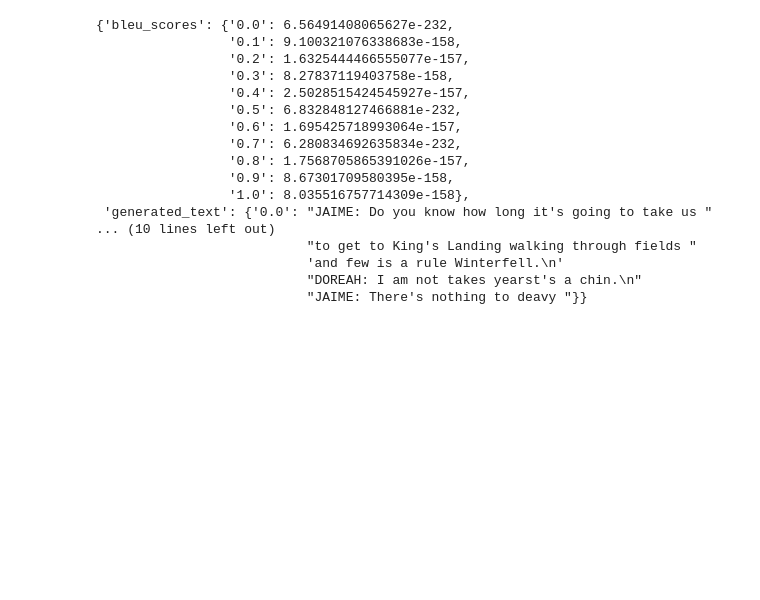
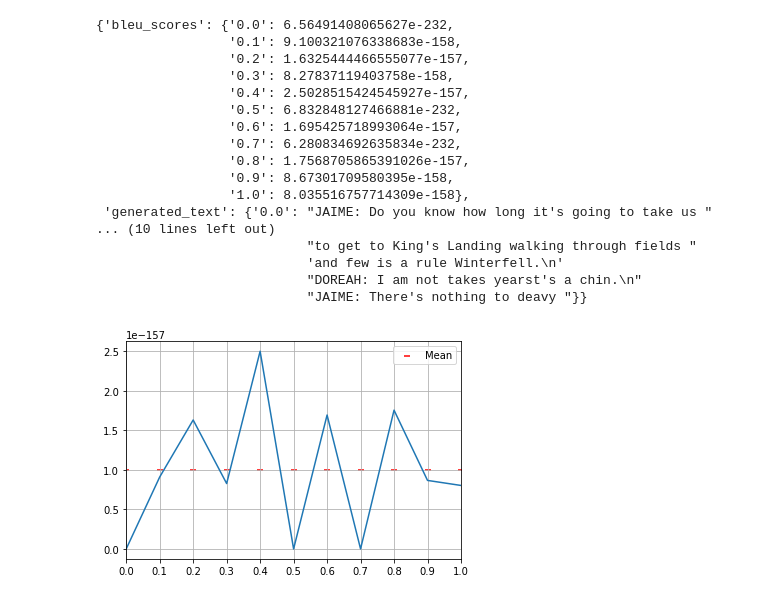
Before and after one commit to alexander3605/deep-learning-course, a Jupyter notebook: 2020_06_RNN.ipynb, the cells around one changed output. Saved outputs shown, nothing was run; the diff lists cells and outputs as text; code cells hidden in the pictures; blank space fills up the shorter version.

Commit message:
got results from 6

```diff
--- a/2020_06_RNN.ipynb
+++ b/2020_06_RNN.ipynb
@@ -1772,11 +1772,11 @@ DOREAH: I am not takes yearst
 's a chin.
 JAIME: There's nothing to deavy
 # %%
-results = {"bleu_scores":bleu_scores, "generated_text":generated_text}
+# results = {"bleu_scores":bleu_scores, "generated_text":generated_text}
 
 picklefile = "checkpoints_06/task3_results"
 
-save_status(results, picklefile)
+# save_status(results, picklefile)
 
 results = load_status(picklefile)
 # %%
@@ -1799,3 +1799,16 @@ pprint(results)
                            'and few is a rule Winterfell.\n'
                            "DOREAH: I am not takes yearst's a chin.\n"
                            "JAIME: There's nothing to deavy "}}
+# %%
+temperatures = list(results['bleu_scores'].keys())
+scores = [results['bleu_scores'][t] for t in temperatures]
+# %%
+plt.figure()
+plt.plot(temperatures, scores)
+plt.xlim(temperatures[0], temperatures[-1])
+plt.scatter(temperatures, [np.mean(scores) for _ in temperatures], marker="_",c="red", label="Mean")
+plt.grid()
+plt.legend()
+plt.show()
+# %% [output]
+[figure, added]
```
